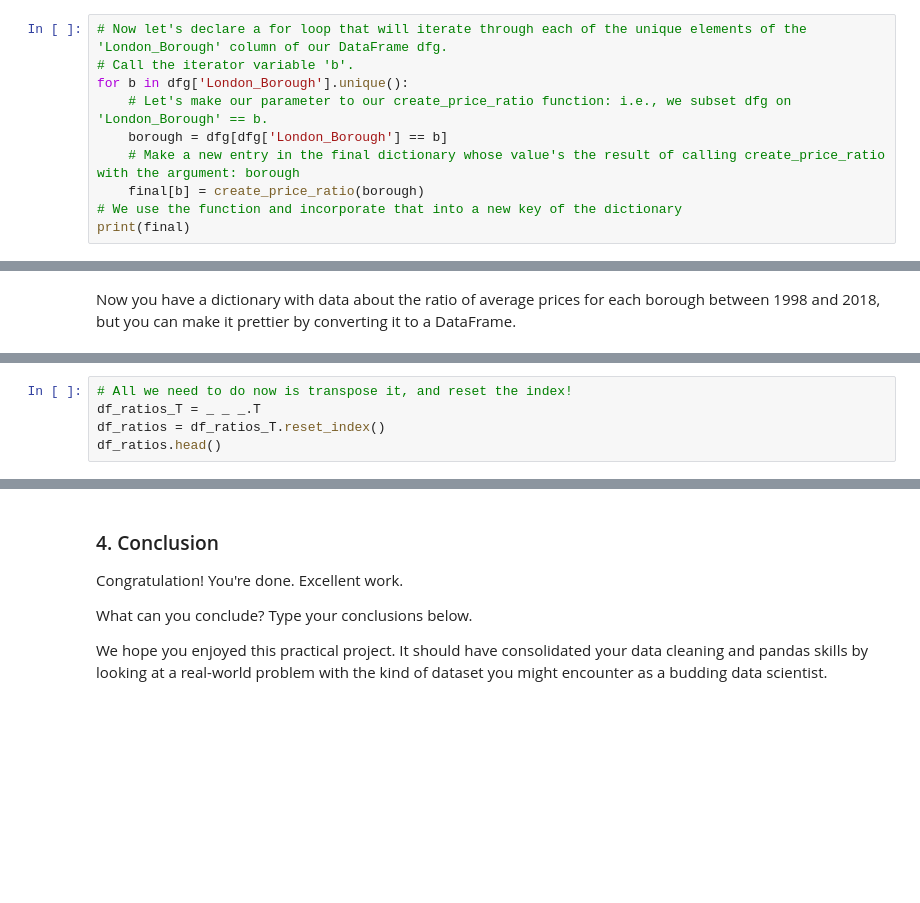
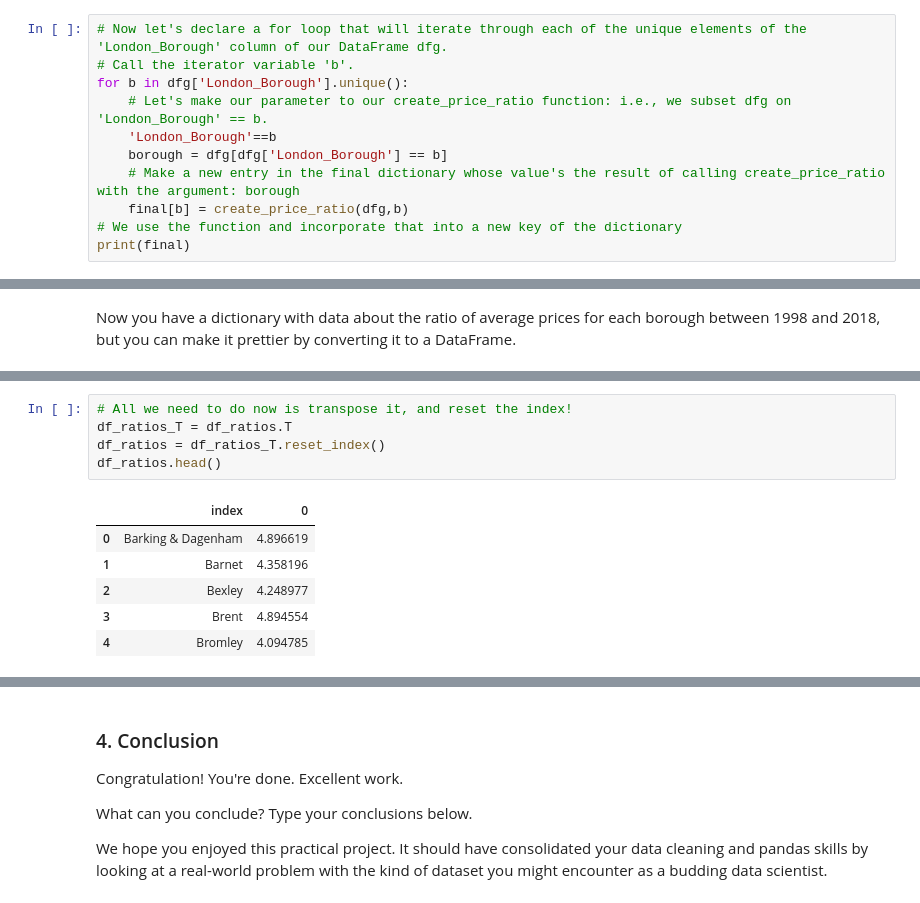
Before and after one commit to wesrhalljr/springboard, a Jupyter notebook: Unit 4 Challenge - Tier 2.ipynb, the cells around one changed output, grey strips where cells are left out. Cells and saved outputs as stored; diff of their text form; blank space fills up the shorter version.

```diff
--- a/Unit 4 Challenge - Tier 2.ipynb
+++ b/Unit 4 Challenge - Tier 2.ipynb
@@ -797,9 +802,10 @@ final = {}
 # Call the iterator variable 'b'.
 for b in dfg['London_Borough'].unique():
     # Let's make our parameter to our create_price_ratio function: i.e., we subset dfg on 'London_Borough' == b.
+    'London_Borough'==b
     borough = dfg[dfg['London_Borough'] == b]
     # Make a new entry in the final dictionary whose value's the result of calling create_price_ratio with the argument: borough
-    final[b] = create_price_ratio(borough)
+    final[b] = create_price_ratio(dfg,b)
 # We use the function and incorporate that into a new key of the dictionary
 print(final)
 # %% [output]
@@ -817,7 +825,14 @@ NameError: name 'df_ratios' is not defined
 # %%
 # All we need to do now is transpose it, and reset the index!
-df_ratios_T = _ _ _.T
+df_ratios_T = df_ratios.T
 df_ratios = df_ratios_T.reset_index()
 df_ratios.head()
+# %% [output]
+|  | index | 0 |
+| 0 | Barking & Dagenham | 4.896619 |
+| 1 | Barnet | 4.358196 |
+| 2 | Bexley | 4.248977 |
+| 3 | Brent | 4.894554 |
+| 4 | Bromley | 4.094785 |
 # %%
 # Let's just rename the 'index' column as 'London_Borough', and the '0' column to '2018'.
```
Also changed, not shown: parts of 8 cells of this notebook.
